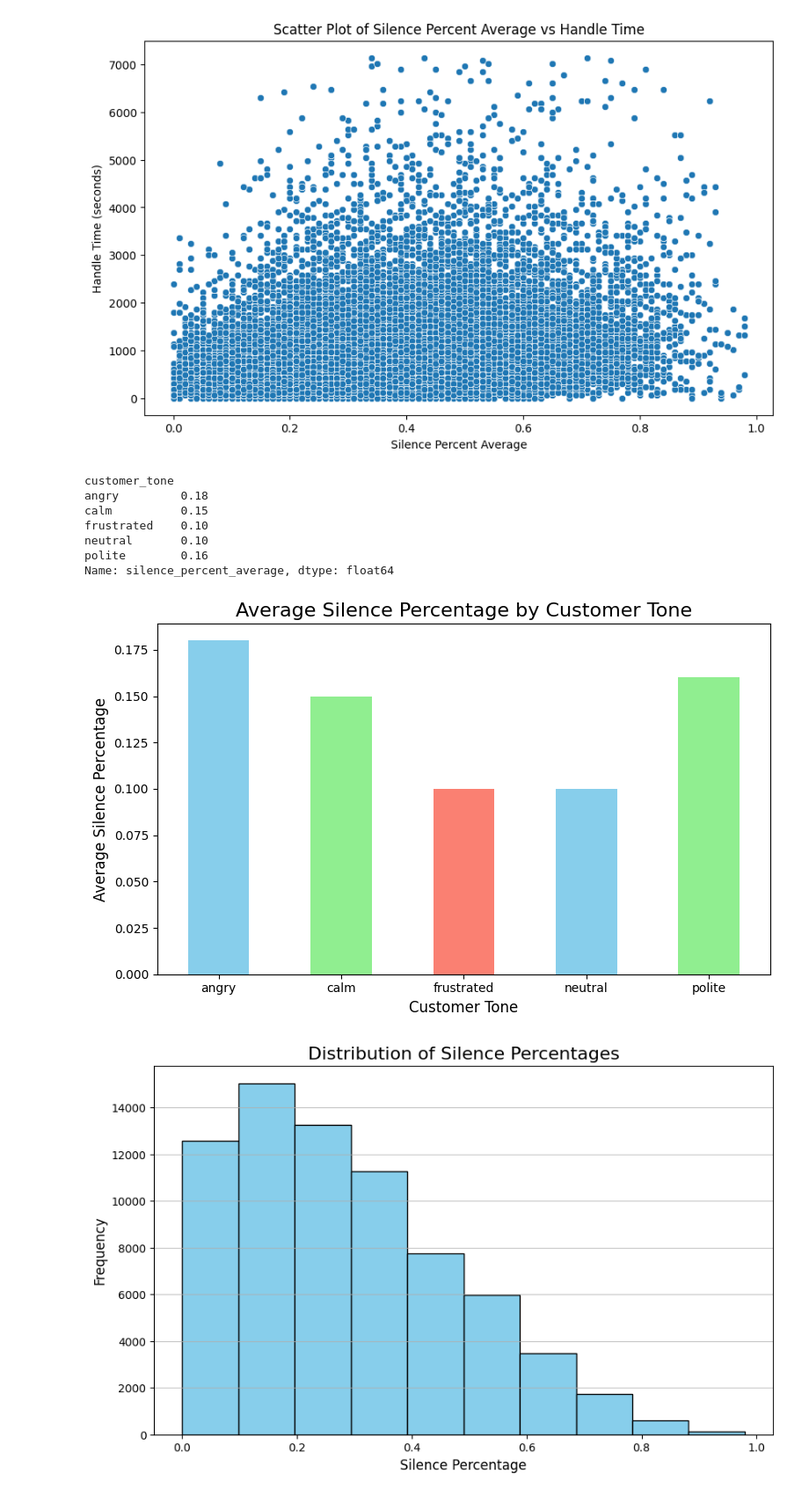
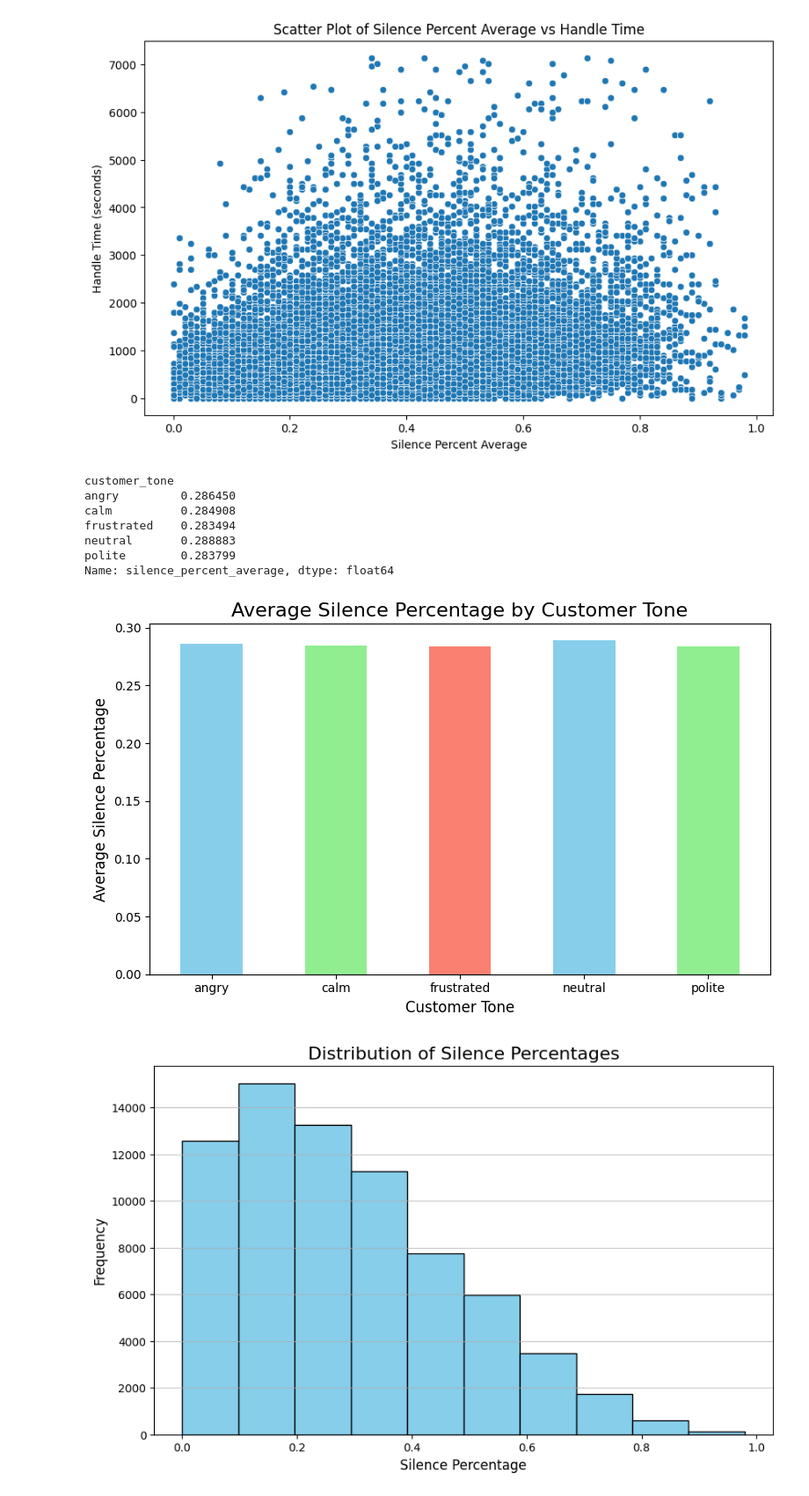
Before and after one commit to dheerajGits/skyhack, a Jupyter notebook: main.ipynb, the cells around one changed output. Shown: that part at 88% size. Cells and saved outputs as stored; diff of their text form; code cells hidden in the pictures.

```diff
--- a/main.ipynb
+++ b/main.ipynb
@@ -270,25 +295,25 @@ plt.show()
 # %% [output]
 [figure]
 # %%
-silence_average_by_customer_tone = main_dataset.groupby('customer_tone')['silence_percent_average'].agg(lambda x: x.mode()[0] if not x.mode().empty else None)
+silence_average_by_customer_tone = main_dataset.groupby('customer_tone')['silence_percent_average'].mean()
 print(silence_average_by_customer_tone)
 plt.figure(figsize=(8, 5))
 silence_average_by_customer_tone.plot(kind='bar', color=['skyblue', 'lightgreen', 'salmon'])
 plt.title('Average Silence Percentage by Customer Tone', fontsize=16)
 plt.xlabel('Customer Tone', fontsize=12)
 plt.ylabel('Average Silence Percentage', fontsize=12)
 plt.xticks(rotation=0)
 plt.tight_layout()
 plt.show()
 # %% [output]
 customer_tone
-angry         0.18
-calm          0.15
-frustrated    0.10
-neutral       0.10
-polite        0.16
+angry         0.286450
+calm          0.284908
+frustrated    0.283494
+neutral       0.288883
+polite        0.283799
 Name: silence_percent_average, dtype: float64
-[figure, old version]
+[figure, new version]
 # %%
 plt.figure(figsize=(10, 6))
 plt.hist(main_dataset['silence_percent_average'], bins=10, color='skyblue', edgecolor='black')
```
Also changed, not shown: parts of 7 cells of this notebook.
